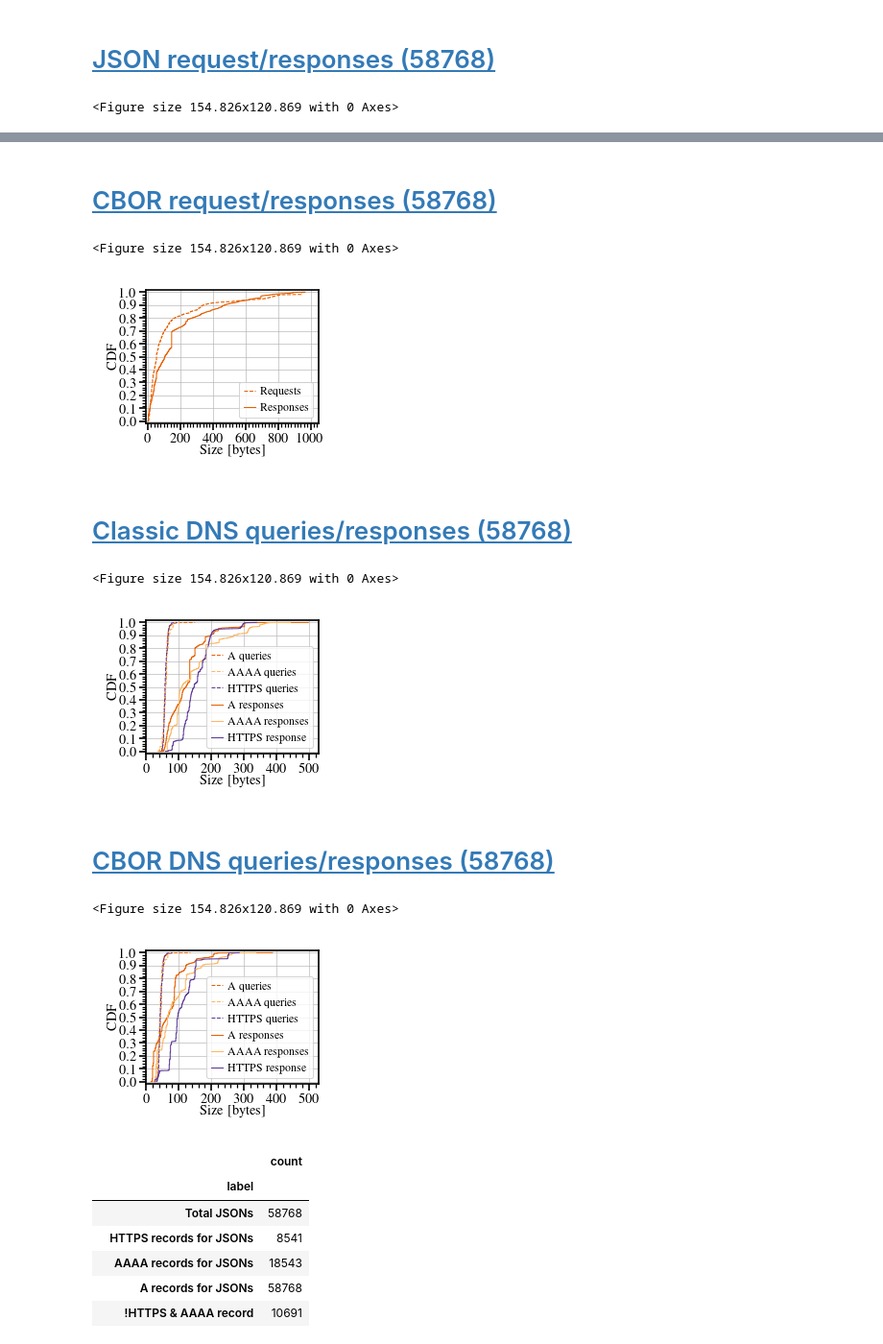
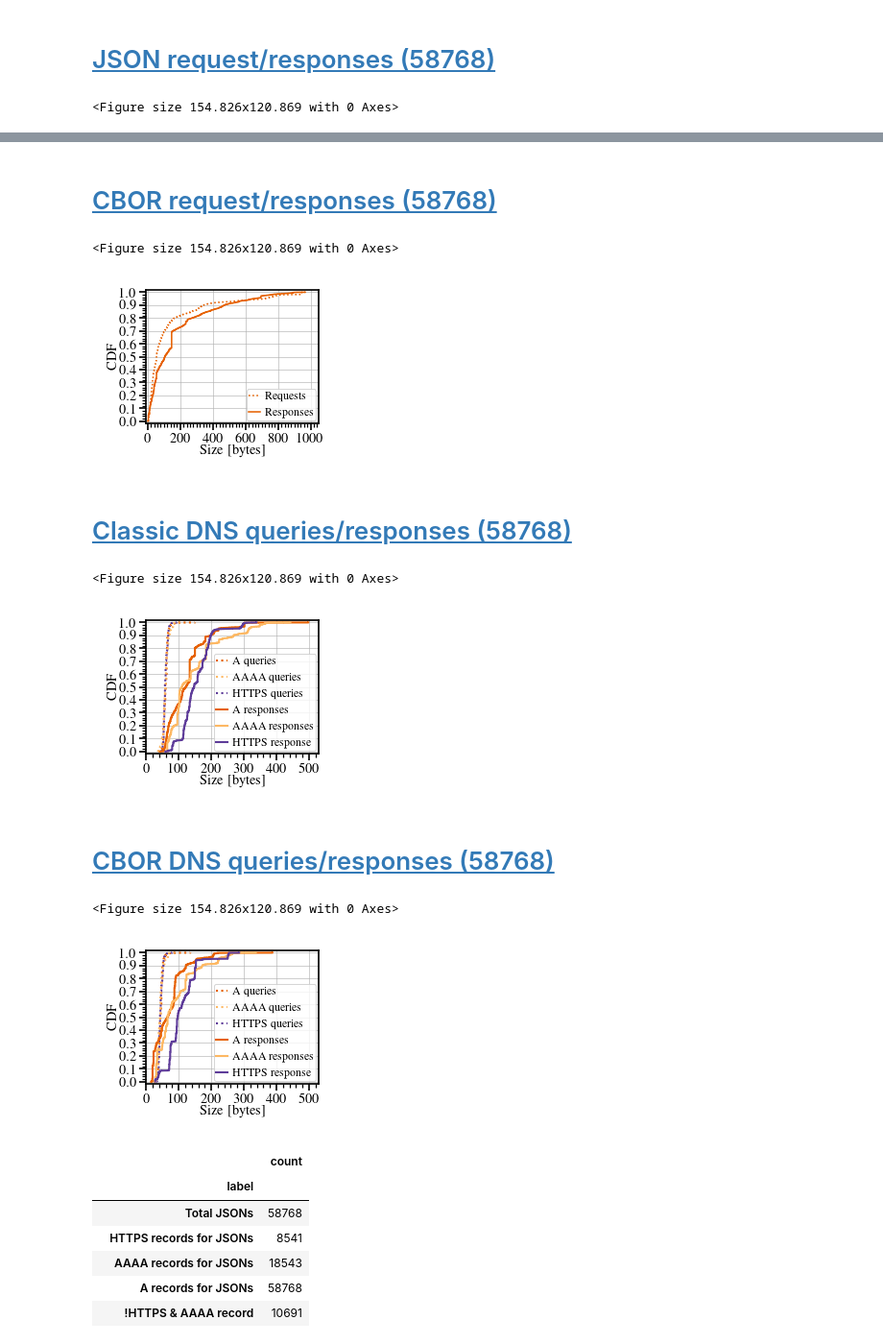
Before and after one commit to miri64/artifacts-eurosp26-doc-privacy, a Jupyter notebook: jsons/dataset_overview.ipynb, the cells around one changed output, grey strips where cells are left out. Shown: that part at 96% size. Drawn from its saved outputs; the diff is of its cells as text; code cells hidden in the pictures.

```diff
--- a/jsons/dataset_overview.ipynb
+++ b/jsons/dataset_overview.ipynb
@@ -25,6 +25,9 @@ matplotlib.rcParams["figure.figsize"] = (
     matplotlib.rcParams["figure.figsize"][0] * 0.95,
     matplotlib.rcParams["figure.figsize"][1] * 1.2,
 )
+matplotlib.rcParams["legend.borderaxespad"] = 0.25
+matplotlib.rcParams["legend.borderpad"] = 0.2
+matplotlib.rcParams["lines.linewidth"] = 0.75
 matplotlib.rcParams["axes.prop_cycle"] = matplotlib.pyplot.cycler(
     "color",
     ['#e66101', '#fdb863', '#5e3c99'],
@@ -50,17 +53,15 @@ for typ in ["json", "cbor"]:
     matplotlib.pyplot.ecdf(
         df.select(polars.col(f"{typ}_query_len").drop_nulls())[f"{typ}_query_len"],
         color="C0",
-        linestyle="--",
+        linestyle=":",
         markevery=(0.000, 0.05),
         label=f"Requests",
-        linewidth=0.5,
     )
     matplotlib.pyplot.ecdf(
         df[f"{typ}_len"],
         color="C0",
         markevery=(0.025, 0.05),
         label=f"Responses",
-        linewidth=0.5,
     )
     ax.set_xlim((-10, 1050))
     ax.set_xticks(numpy.arange(0, 1050, 200))
@@ -142,41 +143,35 @@ for typ in ["classic", "cbor"]:
     matplotlib.pyplot.ecdf(
         a[f"{typ}_query_len"],
         color="C0",
-        linestyle="--",
+        linestyle=":",
         label="A queries",
-        linewidth=0.5,
     )
     matplotlib.pyplot.ecdf(
         aaaa[f"{typ}_query_len"],
         color="C1",
-        linestyle="--",
+        linestyle=":",
         label="AAAA queries",
-        linewidth=0.5,
     )
     matplotlib.pyplot.ecdf(
         https[f"{typ}_query_len"],
         color="C2",
-        linestyle="--",
+        linestyle=":",
         label="HTTPS queries",
-        linewidth=0.5,
     )
     matplotlib.pyplot.ecdf(
         a[f"{typ}_response_len"],
         color="C0",
         label="A responses",
-        linewidth=0.5,
     )
     matplotlib.pyplot.ecdf(
         aaaa[f"{typ}_response_len"],
         color="C1",
         label="AAAA responses",
-        linewidth=0.5,
     )
     matplotlib.pyplot.ecdf(
         https[f"{typ}_response_len"],
         color="C2",
         label="HTTPS response",
-        linewidth=0.5,
     )
     ax.set_xlim((0, 530))
     ax.set_xticks(numpy.arange(0, 530, 100))
@@ -200,12 +195,12 @@ for typ in ["classic", "cbor"]:
 # [CBOR request/responses (58768)](../plots/cbor_responses_cdf.pdf)
 <Figure size 154.826x120.869 with 0 Axes>
-[figure, old version]
+[figure, new version]
 # [Classic DNS queries/responses (58768)](../plots/dns_messages_cdf.pdf)
 <Figure size 154.826x120.869 with 0 Axes>
-[figure, old version]
+[figure, new version]
 # [CBOR DNS queries/responses (58768)](../plots/dns_cbor_cdf.pdf)
 <Figure size 154.826x120.869 with 0 Axes>
-[figure, old version]
+[figure, new version]
 # %%
 polars.DataFrame(
     [
```
Also changed, not shown: parts of 1 cell of this notebook, 4 other files.
